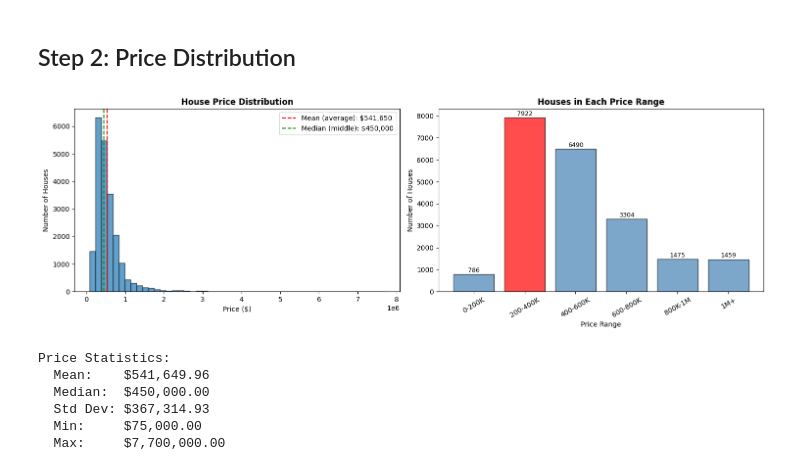
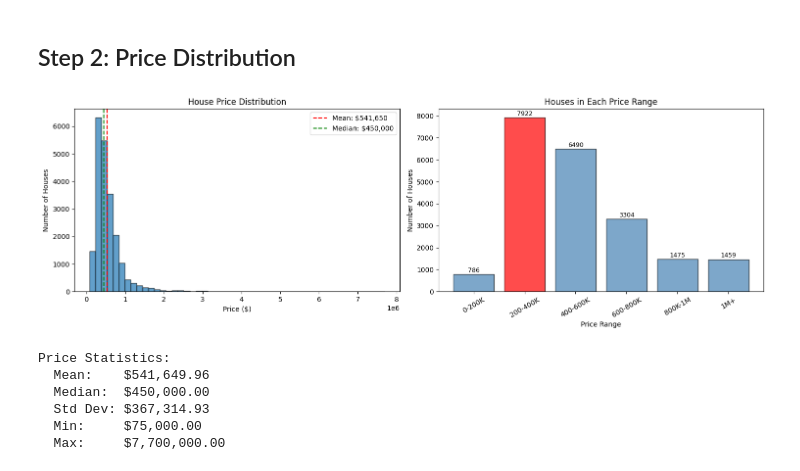
Before and after one commit to AswathSanthanakrishnan/House-Price-Prediction-Project---Final-sem-project-, a Jupyter notebook: 02_EDA.ipynb, the cells around one changed output. Drawn from its saved outputs; the diff is of its cells as text; code cells hidden in the pictures.

```diff
--- a/02_EDA.ipynb
+++ b/02_EDA.ipynb
@@ -64,39 +64,32 @@ memory usage: 4.6+ MB
 # %% [markdown]
 ## Step 2: Price Distribution
 # %%
-# price distribution
 fig, axes = plt.subplots(1, 2, figsize=(15, 5))
 
-# left - histogram showing how prices are spread
-axes[0].hist(df['price'], bins=50, edgecolor='black', alpha=0.7)
-axes[0].axvline(df['price'].mean(), color='red', linestyle='--',
-               label=f"Mean (average): ${df['price'].mean():,.0f}")
-axes[0].axvline(df['price'].median(), color='green', linestyle='--',
-               label=f"Median (middle): ${df['price'].median():,.0f}")
-axes[0].set_xlabel('Price ($)')
-axes[0].set_ylabel('Number of Houses')
-axes[0].set_title('House Price Distribution', fontweight='bold')
-axes[0].legend()
+ax = axes[0]
+ax.hist(df['price'], bins=50, edgecolor='black', alpha=0.7)
+mean = df['price'].mean()
+median = df['price'].median()
+ax.axvline(mean, color='red', linestyle='--', label=f"Mean: ${mean:,.0f}")
+ax.axvline(median, color='green', linestyle='--', label=f"Median: ${median:,.0f}")
+ax.set(xlabel='Price ($)', ylabel='Number of Houses', title='House Price Distribution')
+ax.legend()
 
-# right - how many houses in each price range
 bins = [0, 200000, 400000, 600000, 800000, 1000000, float('inf')]
 labels = ['0-200K', '200-400K', '400-600K', '600-800K', '800K-1M', '1M+']
-price_groups = pd.cut(df['price'], bins=bins, labels=labels)
-counts = price_groups.value_counts().sort_index()
-
-# color the highest bar red to highlight it
+counts = pd.cut(df['price'], bins=bins, labels=labels).value_counts().sort_index()
 colors = ['steelblue'] * len(counts)
 colors[counts.values.argmax()] = 'red'
-axes[1].bar(counts.index.astype(str), counts.values,
-           color=colors, edgecolor='black', alpha=0.7)
-axes[1].set_xlabel('Price Range')
-axes[1].set_ylabel('Number of Houses')
-axes[1].set_title('Houses in Each Price Range', fontweight='bold')
-axes[1].tick_params(axis='x', rotation=30)
+
+ax = axes[1]
+ax.bar(counts.index.astype(str), counts.values, color=colors, edgecolor='black', alpha=0.7)
+ax.set(xlabel='Price Range', ylabel='Number of Houses', title='Houses in Each Price Range')
+ax.tick_params(axis='x', rotation=30)
 for i, v in enumerate(counts.values):
-    axes[1].text(i, v + 100, str(v), ha='center', fontsize=9)
+    ax.text(i, v + 100, str(v), ha='center', fontsize=9)
+
 plt.tight_layout()
 plt.show()
 # %% [output]
-[figure, old version]
+[figure, new version]
 # %%
```
Also changed, not shown: parts of 19 cells of this notebook, 2 other files.
